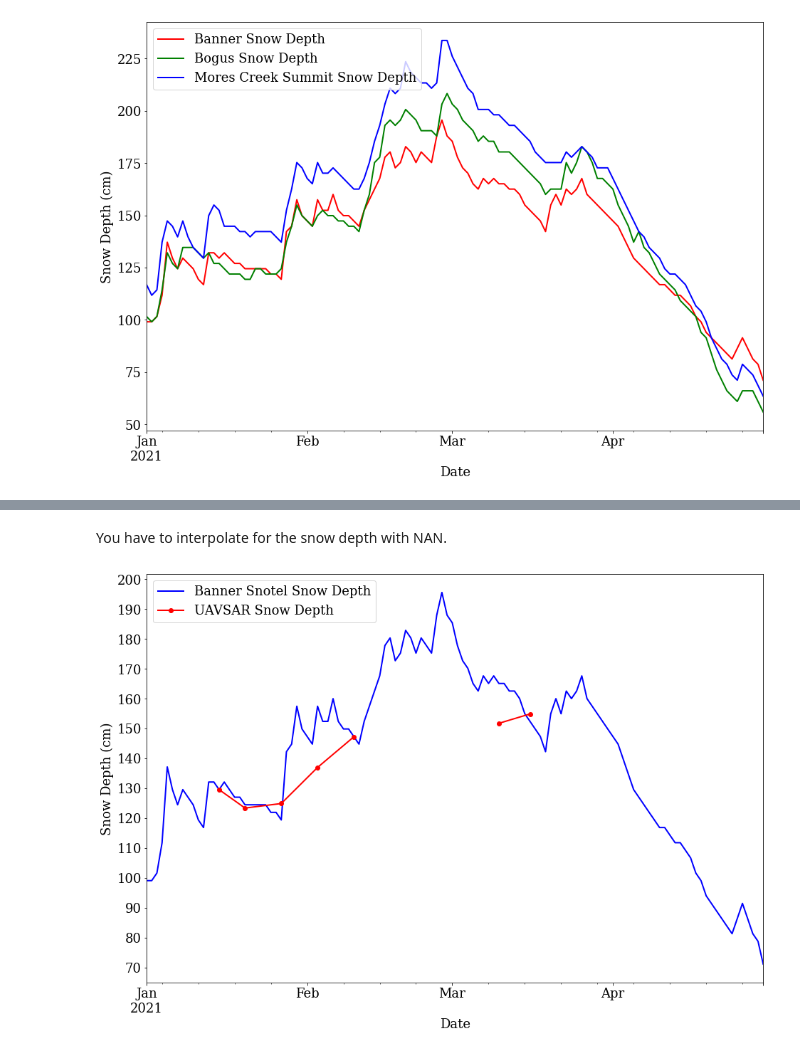
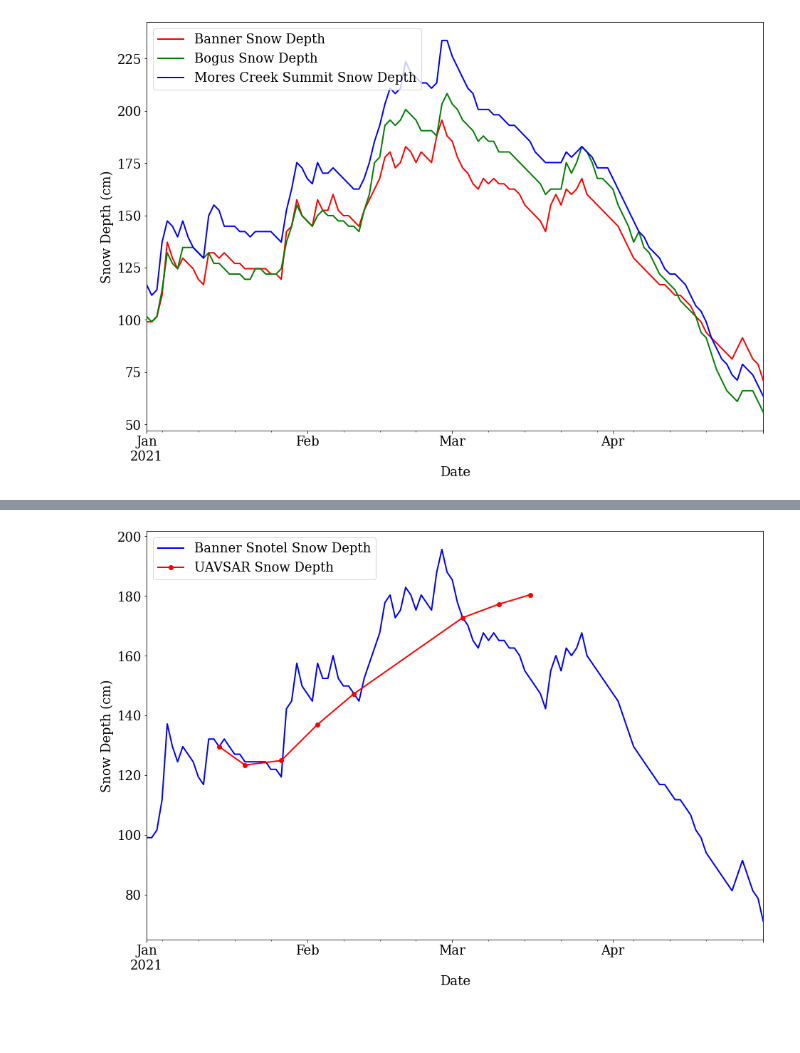
Before and after one commit to Surfix/snow-analytics, a Jupyter notebook: lowman/notebooks/5d_SnotelVsUAVSAR.ipynb, the cells around one changed output, grey strips where cells are left out. Saved outputs shown, nothing was run; the diff lists cells and outputs as text; code cells hidden in the pictures; blank space fills up the shorter version.

Commit message:
veg ht , raster plot function, uavsar vs snotel

```diff
--- a/lowman/notebooks/5d_SnotelVsUAVSAR.ipynb
+++ b/lowman/notebooks/5d_SnotelVsUAVSAR.ipynb
@@ -169,0 +119,7 @@ uavsar_SD_df
+# %%
+#create a cum sum of snow depth
+uavsar_SD_df_dry.loc[:,'SnowDepth_Banner_cumsum'] = uavsar_SD_df_dry.loc[:, 'SnowDepth_Banner'].cumsum()
+uavsar_SD_df_dry.loc[:,'SnowDepth_Bogus_cumsum'] = uavsar_SD_df_dry.loc[:,'SnowDepth_Bogus'].cumsum()
+uavsar_SD_df_dry.loc[:,'SnowDepth_MCS_cumsum'] = uavsar_SD_df_dry.loc[:,'SnowDepth_MCS'].cumsum()
+
+uavsar_SD_df_dry
@@ -169,0 +157,7 @@ uavsar_SD_df
+# %%
+#Replace the nan with snotel value at that date
+
+uavsar_SD_df_wet.loc['03-03-2021', 'SnowDepth_Banner'] = snotel_data.loc['2021-03-03', 'Banner_SD (cm)']
+uavsar_SD_df_wet.loc['03-03-2021', 'SnowDepth_Bogus'] = snotel_data.loc['2021-03-03', 'Bogus_SD (cm)']
+uavsar_SD_df_wet.loc['03-03-2021', 'SnowDepth_MCS'] = snotel_data.loc['2021-03-03', 'MCS_SD (cm)']
+uavsar_SD_df_wet
@@ -170,11 +171,7 @@ uavsar_SD_df
 # %%
-#set the index to datetime format
-uavsar_SD_df.index = pd.to_datetime(uavsar_SD_df.index)
-
 #create a cum sum of snow depth
-uavsar_SD_df['SnowDepth_Banner_cumsum'] = uavsar_SD_df['SnowDepth_Banner'].cumsum()
-uavsar_SD_df['SnowDepth_Bogus_cumsum'] = uavsar_SD_df['SnowDepth_Bogus'].cumsum()
-uavsar_SD_df['SnowDepth_MCS_cumsum'] = uavsar_SD_df['SnowDepth_MCS'].cumsum()
-
-uavsar_SD_df
+uavsar_SD_df_wet['SnowDepth_Banner_cumsum'] = uavsar_SD_df_wet['SnowDepth_Banner'].cumsum()
+uavsar_SD_df_wet['SnowDepth_Bogus_cumsum'] = uavsar_SD_df_wet['SnowDepth_Bogus'].cumsum()
+uavsar_SD_df_wet['SnowDepth_MCS_cumsum'] = uavsar_SD_df_wet['SnowDepth_MCS'].cumsum()
+uavsar_SD_df_wet
 # %% [output]
@@ -191,4 +198,7 @@ uavsar_SD_df
 | 2021-03-22 | 9 | 03-16-2021 | NaN | -0.296 | -6.845 | NaN | ... |
+# %%
+#concat the two dataframes(dry and wet)
+uavsar_SD_df_conc = pd.concat([uavsar_SD_df_dry, uavsar_SD_df_wet])
 # %%
 uavsar_SD_df.columns
 # %% [output]
@@ -198,31 +207,29 @@ Index(['inteferograms', 'start_date', 'SnowDepth_Banner', 'SnowDepth_Bogus',
       dtype='object')
-# %% [markdown]
-You have to interpolate for the snow depth with NAN.
 # %%
 #create a figure and axes elements
 fig, ax = plt.subplots(figsize=(13,9), constrained_layout=True)
 
 #plot snowtel data and uavsar data
 snotel_data.plot(ax=ax, y='Banner_SD (cm)', color='blue', linewidth=2, label='Banner Snotel Snow Depth')
-uavsar_SD_df['SnowDepth_Banner_cumsum'].plot(ax=ax, color='red', linewidth=2, label='UAVSAR Snow Depth', marker='o')
+uavsar_SD_df_conc['SnowDepth_Banner_cumsum'].plot(ax=ax, color='red', linewidth=2, label='UAVSAR Snow Depth', marker='o')
 
 #change tick location
 # ax.yaxis.set_major_locator(plt.MaxNLocator(13))
-ax.yaxis.set_major_locator(plt.MultipleLocator(10))
+# ax.yaxis.set_major_locator(plt.MultipleLocator(10))
 
 
 
 ax.set_ylabel('Snow Depth (cm)')
 ax.set_xlabel('Date')
 ax.legend(loc='upper left')
 
 
 plt.show()
 
 # #save the figure
 # fig.savefig('UAVSAR-snotel-lidar2.jpeg', dpi=500)
 # %% [output]
-[figure, old version]
+[figure, new version]
 # %%
 #create a figure and axes elements
 fig, ax = plt.subplots(figsize=(13,9), constrained_layout=True)
```
Also changed, not shown: parts of 19 cells of this notebook, 5 other files.
